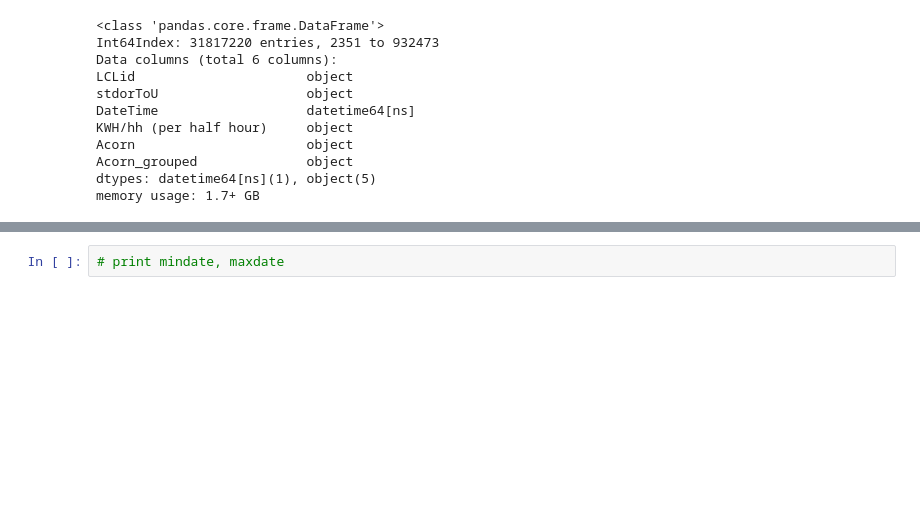
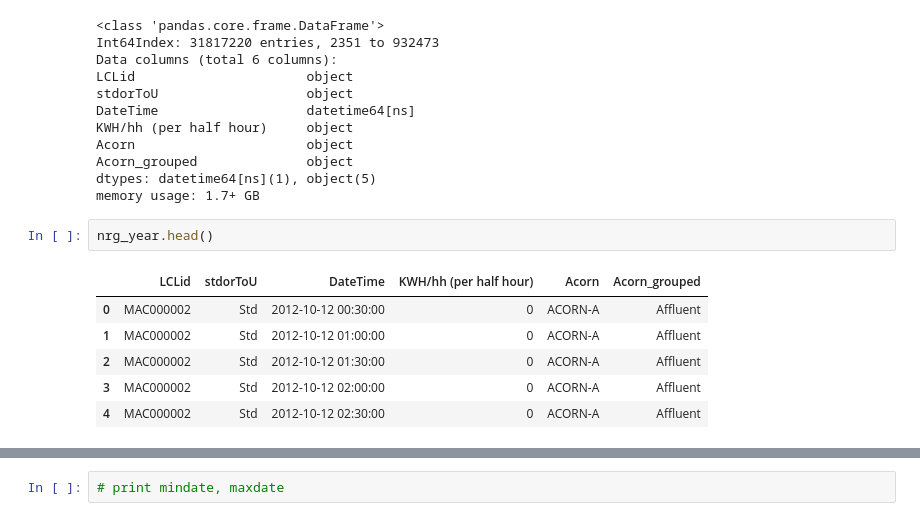
Before and after one commit to connorchency/Taming-the-Peak, a Jupyter notebook: Code/get_energy_data.ipynb, the cells around one changed output, grey strips where cells are left out. Drawn from its saved outputs; the diff is of its cells as text; blank space fills up the shorter version.

```diff
--- a/Code/get_energy_data.ipynb
+++ b/Code/get_energy_data.ipynb
@@ -133,6 +141,15 @@ Acorn                      object
 Acorn_grouped              object
 dtypes: datetime64[ns](1), object(5)
 memory usage: 1.7+ GB
+# %%
+nrg_year.head()
+# %% [output]
+|  | LCLid | stdorToU | DateTime | KWH/hh (per half hour) | Acorn | Acorn_grouped |
+| 0 | MAC000002 | Std | 2012-10-12 00:30:00 | 0 | ACORN-A | Affluent |
+| 1 | MAC000002 | Std | 2012-10-12 01:00:00 | 0 | ACORN-A | Affluent |
+| 2 | MAC000002 | Std | 2012-10-12 01:30:00 | 0 | ACORN-A | Affluent |
+| 3 | MAC000002 | Std | 2012-10-12 02:00:00 | 0 | ACORN-A | Affluent |
+| 4 | MAC000002 | Std | 2012-10-12 02:30:00 | 0 | ACORN-A | Affluent |
 # %%
 nrg_year.tail()
 # %% [output]
```
Also changed, not shown: parts of 15 cells of this notebook, 3 other files.
